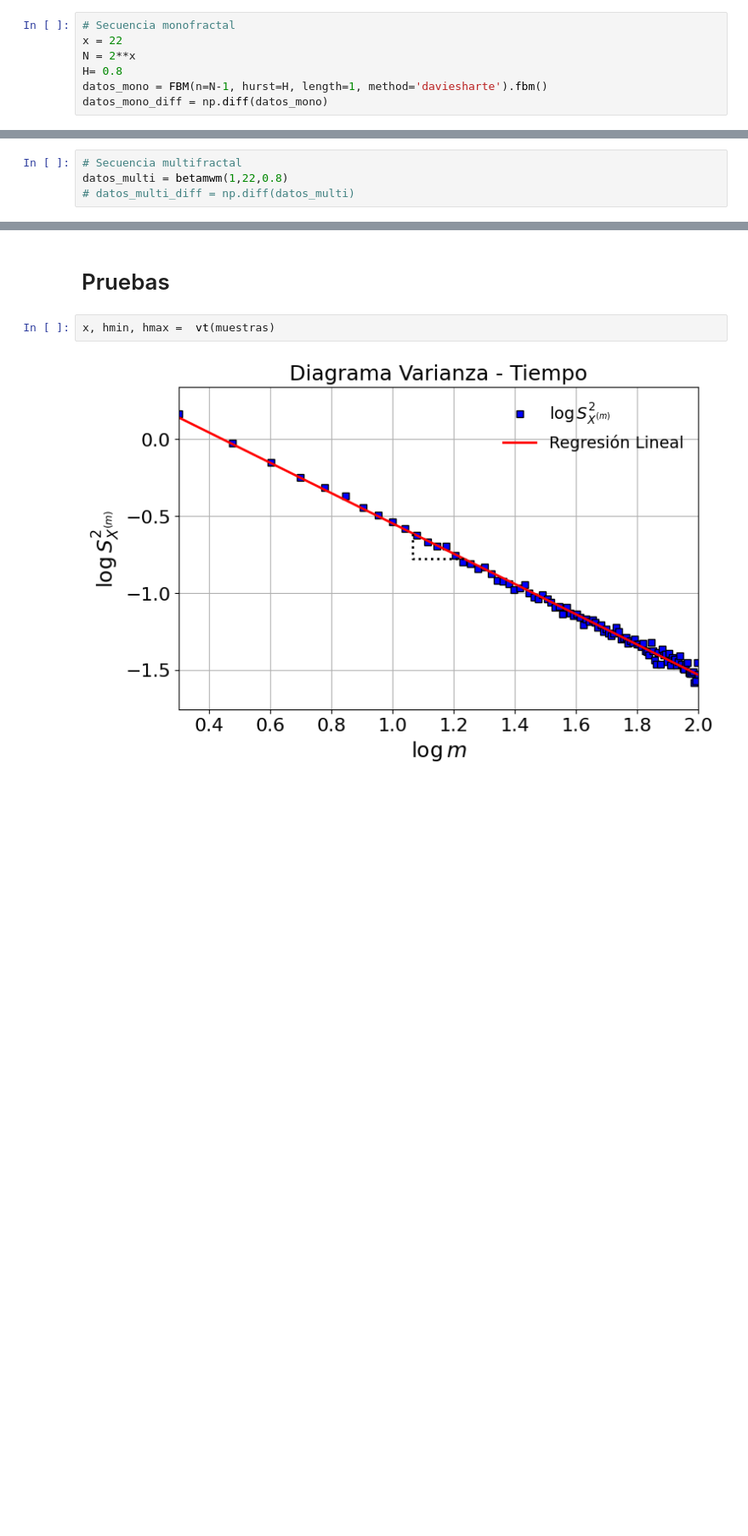
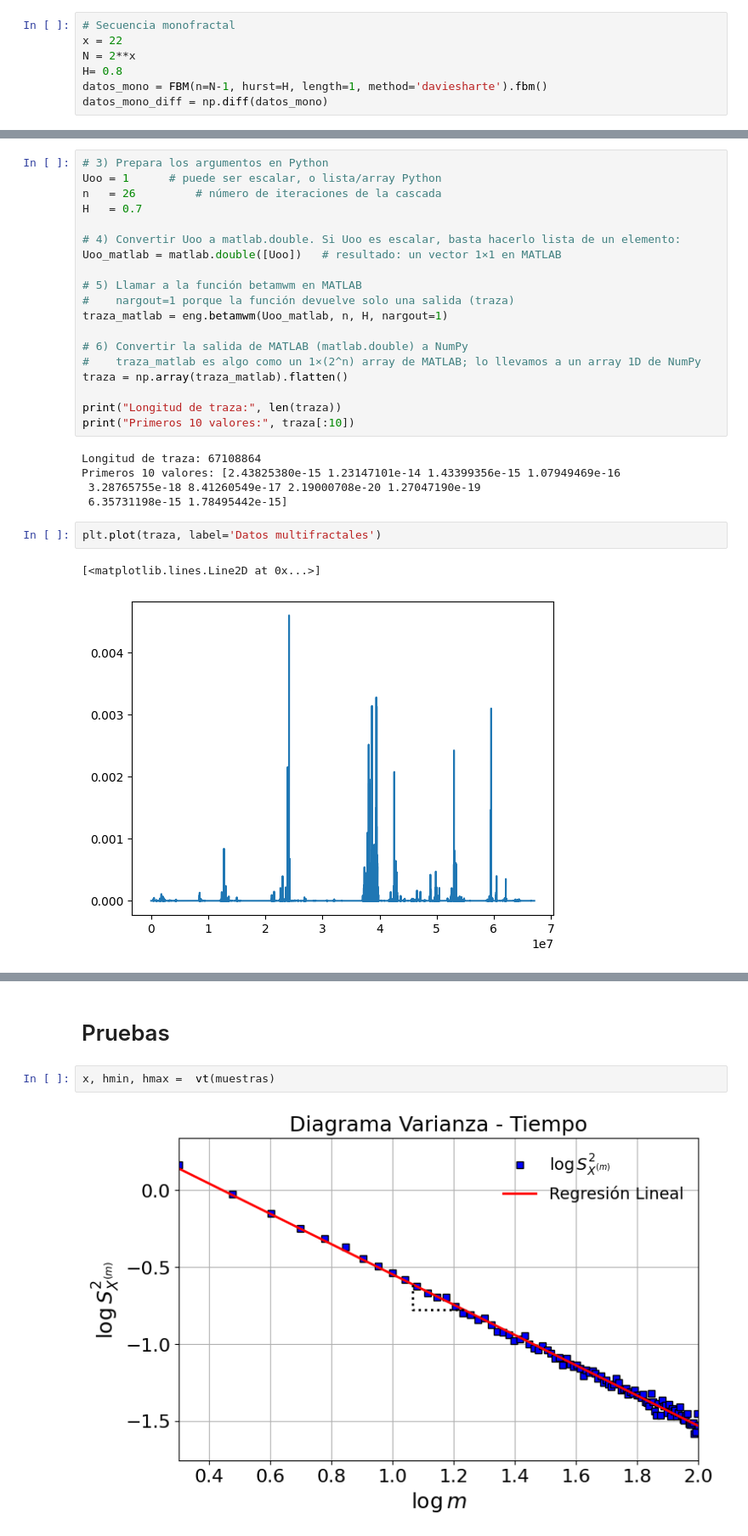
Before and after one commit to aalejoz25/LRD_y_multifractales, a Jupyter notebook: code.ipynb, the cells around one changed output, grey strips where cells are left out. Shown at 85% size. Cells and saved outputs as stored; diff of their text form; blank space fills up the shorter version.

```diff
--- a/code.ipynb
+++ b/code.ipynb
@@ -873,5 +733,30 @@ plt.show()
 # %%
-# Secuencia multifractal
-datos_multi = betamwm(1,22,0.8)
-# datos_multi_diff = np.diff(datos_multi)
+# 3) Prepara los argumentos en Python
+Uoo = 1      # puede ser escalar, o lista/array Python
+n   = 26         # número de iteraciones de la cascada
+H   = 0.7
+
+# 4) Convertir Uoo a matlab.double. Si Uoo es escalar, basta hacerlo lista de un elemento:
+Uoo_matlab = matlab.double([Uoo])   # resultado: un vector 1×1 en MATLAB
+
+# 5) Llamar a la función betamwm en MATLAB
+#    nargout=1 porque la función devuelve solo una salida (traza)
+traza_matlab = eng.betamwm(Uoo_matlab, n, H, nargout=1)
+
+# 6) Convertir la salida de MATLAB (matlab.double) a NumPy
+#    traza_matlab es algo como un 1×(2^n) array de MATLAB; lo llevamos a un array 1D de NumPy
+traza = np.array(traza_matlab).flatten()
+
+print("Longitud de traza:", len(traza))
+print("Primeros 10 valores:", traza[:10])
+# %% [output]
+Longitud de traza: 67108864
+Primeros 10 valores: [2.43825380e-15 1.23147101e-14 1.43399356e-15 1.07949469e-16
+ 3.28765755e-18 8.41260549e-17 2.19000708e-20 1.27047190e-19
+ 6.35731198e-15 1.78495442e-15]
+# %%
+plt.plot(traza, label='Datos multifractales')
+# %% [output]
+[<matplotlib.lines.Line2D at 0x...>]
+[figure, added]
 # %%
```
Also changed, not shown: parts of 12 cells of this notebook, 1 other file.
